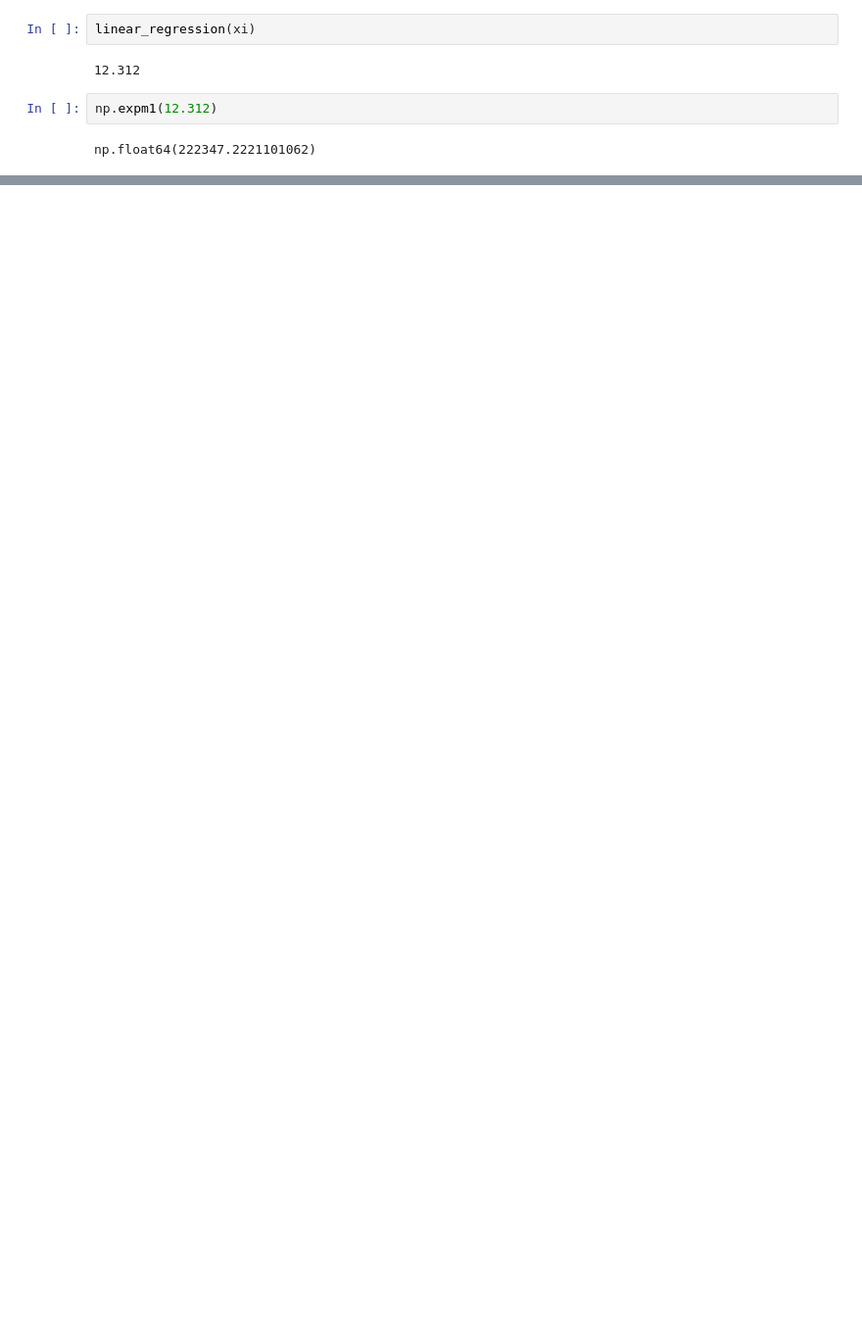
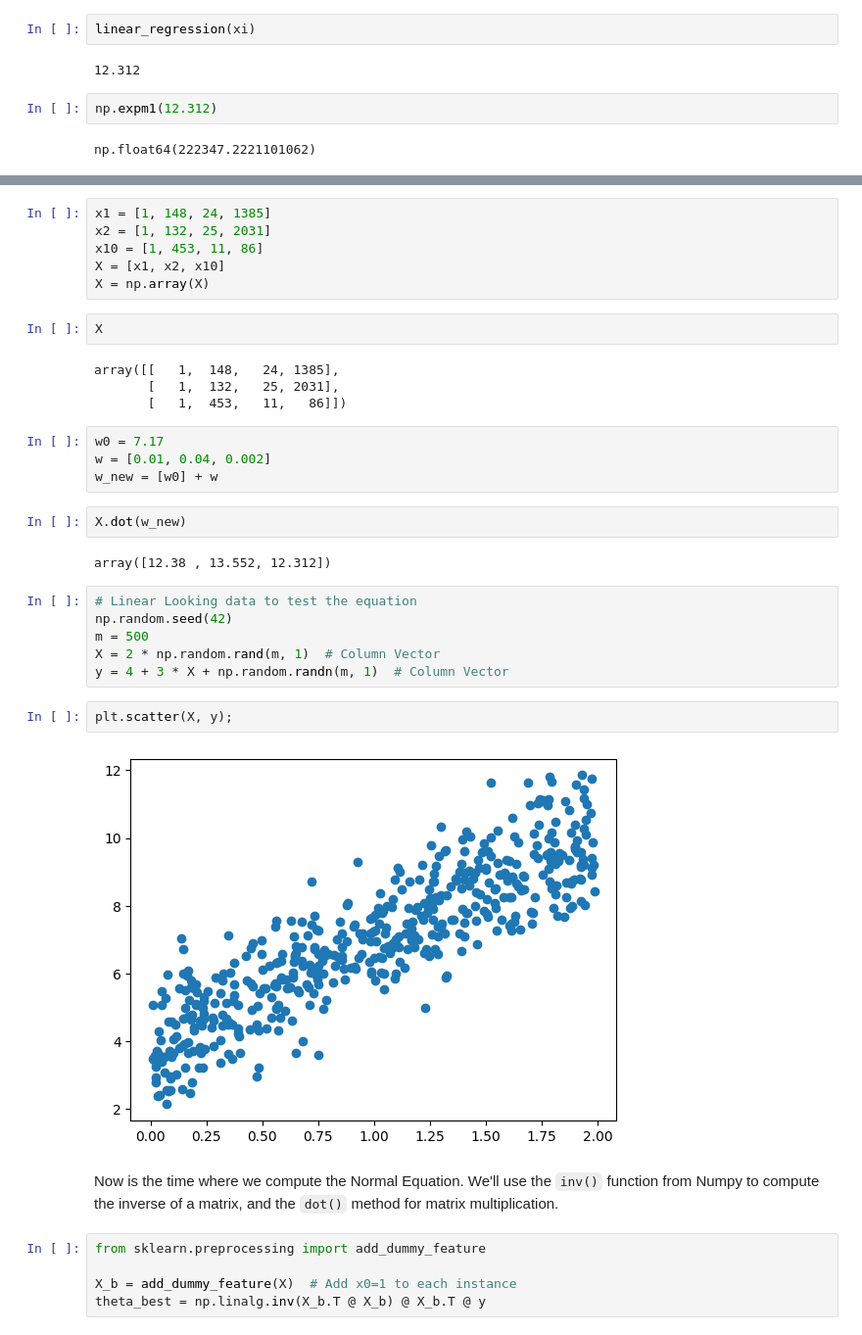
Before and after one commit to diiogorezende/machine-learning-engineering, a Jupyter notebook: src/notebooks/module-02.ipynb, the cells around one changed output, grey strips where cells are left out. Shown at 98% size. Saved outputs shown, nothing was run; the diff lists cells and outputs as text; blank space fills up the shorter version.

```diff
--- a/src/notebooks/module-02.ipynb
+++ b/src/notebooks/module-02.ipynb
@@ -318,0 +345,37 @@ In ML, vectors are often represented as _column vectors_, which are 2D arrays wi
+# %%
+x1 = [1, 148, 24, 1385]
+x2 = [1, 132, 25, 2031]
+x10 = [1, 453, 11, 86]
+X = [x1, x2, x10]
+X = np.array(X)
+# %%
+X
+# %% [output]
+array([[   1,  148,   24, 1385],
+       [   1,  132,   25, 2031],
+       [   1,  453,   11,   86]])
+# %%
+w0 = 7.17
+w = [0.01, 0.04, 0.002]
+w_new = [w0] + w
+# %%
+X.dot(w_new)
+# %% [output]
+array([12.38 , 13.552, 12.312])
+# %%
+# Linear Looking data to test the equation
+np.random.seed(42)
+m = 500
+X = 2 * np.random.rand(m, 1)  # Column Vector
+y = 4 + 3 * X + np.random.randn(m, 1)  # Column Vector
+# %%
+plt.scatter(X, y);
+# %% [output]
+[figure, added]
+# %% [markdown]
+Now is the time where we compute the Normal Equation. We'll use the `inv()` function from Numpy to compute the inverse of a matrix, and the `dot()` method for matrix multiplication.
+# %%
+from sklearn.preprocessing import add_dummy_feature
+
+X_b = add_dummy_feature(X)  # Add x0=1 to each instance
+theta_best = np.linalg.inv(X_b.T @ X_b) @ X_b.T @ y
```
Also changed, not shown: parts of 13 cells of this notebook.
